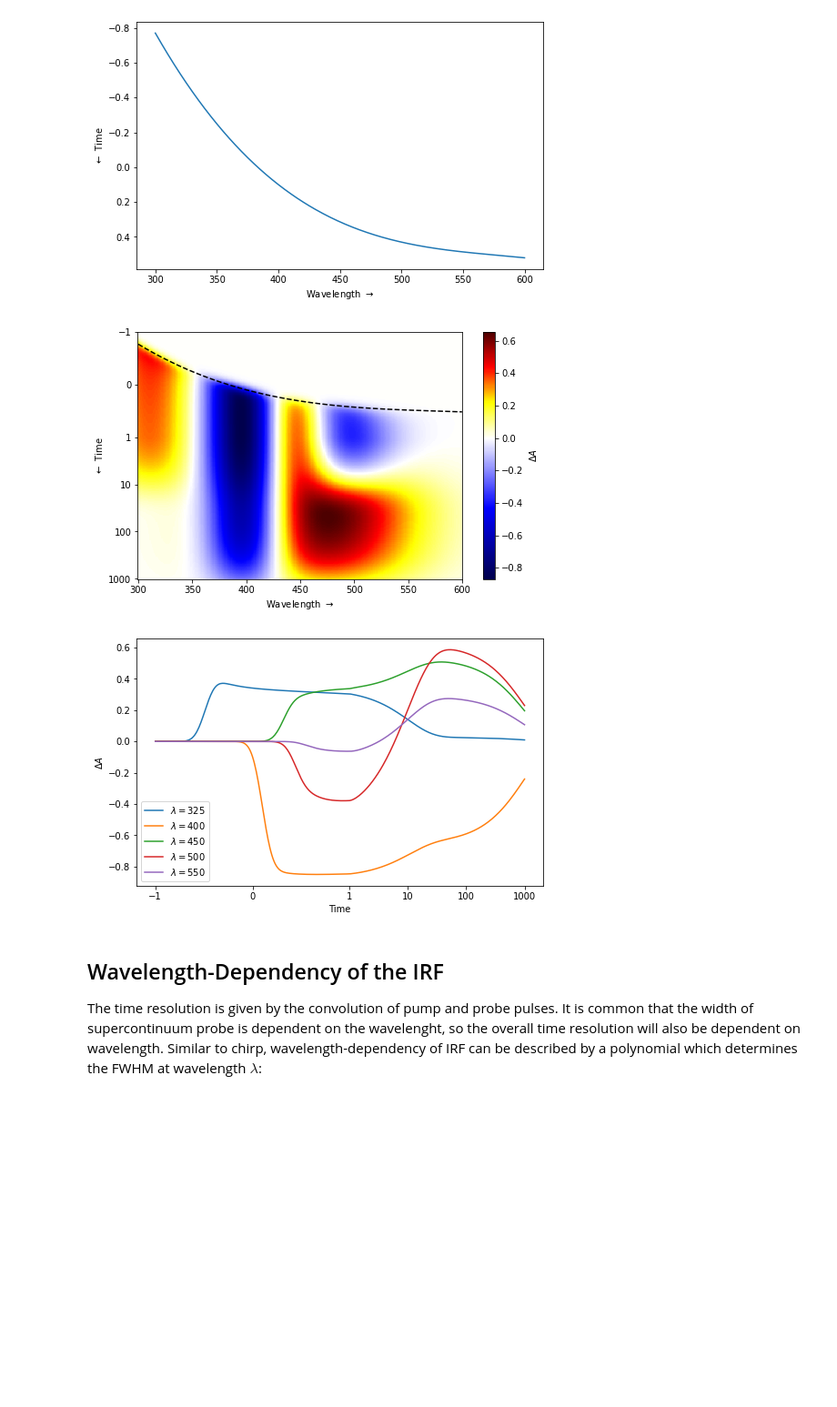
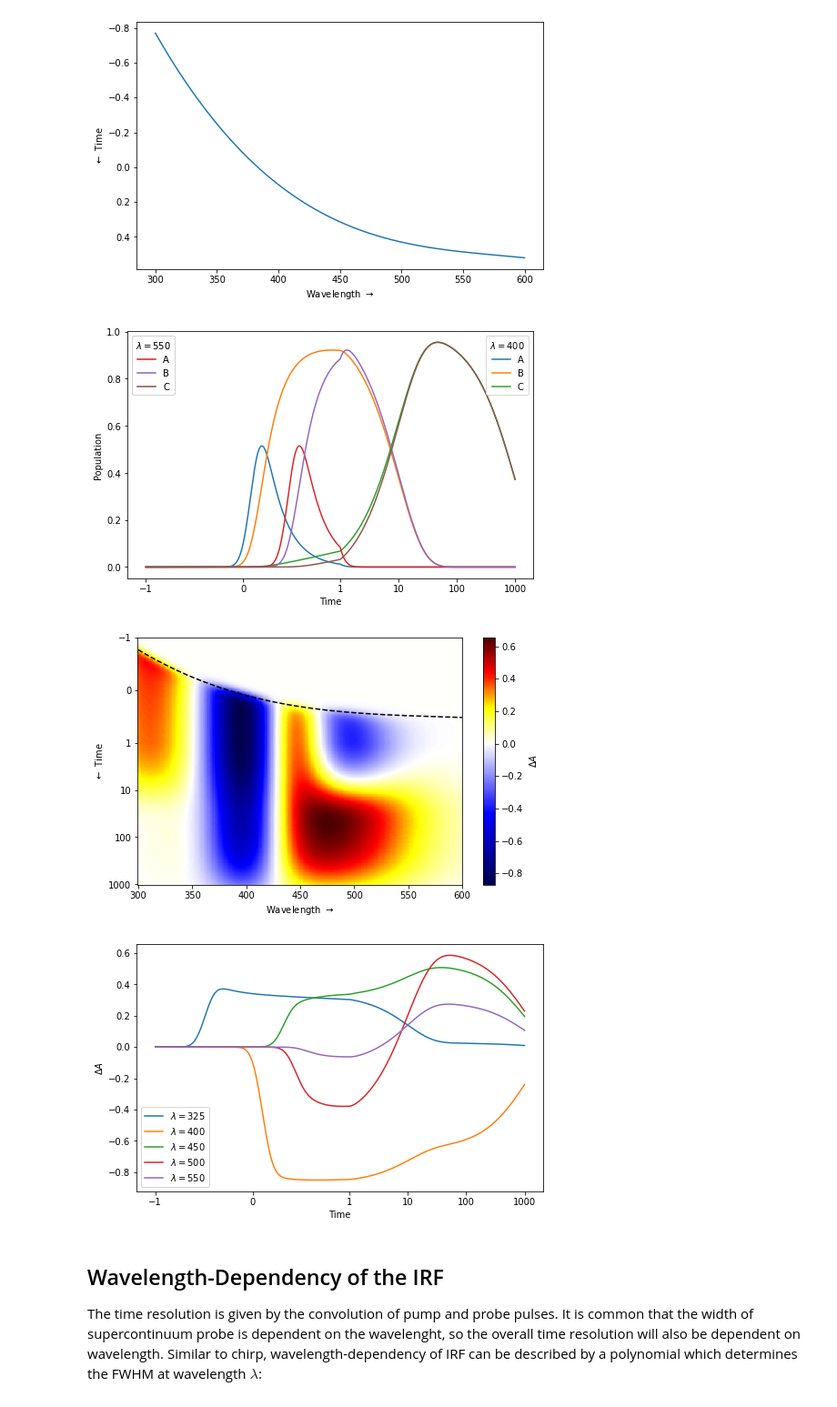
Before and after one commit to dmadea/Jupyter-Tutorials, a Jupyter notebook: Femto + LDM/Femto tutorial.ipynb, the cells around one changed output. Shown at 91% size. Cells and saved outputs as stored; diff of their text form; code cells hidden in the pictures; blank space fills up the shorter version.

```diff
--- a/Femto + LDM/Femto tutorial.ipynb
+++ b/Femto + LDM/Femto tutorial.ipynb
@@ -443,7 +448,7 @@ def plot_matrix(times: np.ndarray, wavelengths: np.ndarray, D: np.ndarray, mu: U
 
 # plot some traces
 def plot_traces(times: np.ndarray, wavelengths: np.ndarray, D: np.ndarray, idxs: Iterable = (25, 100, 150, 200, 250)):
-    """Plots the data matrix as heat map.
+    """Plots the traces at selected indexes of wavelengths array.
 
     Parameters
     ----------
@@ -454,7 +459,7 @@ def plot_traces(times: np.ndarray, wavelengths: np.ndarray, D: np.ndarray, idxs:
     D :
         Matrix to plot.
     idxs :
-         Indexes in wavelengths to plot.
+         Indexes in wavelengths array to plot.
     """
     for i in (idxs):
         plt.plot(times, D[:, i], label=f'$\\lambda = {i + wavelengths[0]}$')
@@ -465,6 +470,8 @@ def plot_traces(times: np.ndarray, wavelengths: np.ndarray, D: np.ndarray, idxs:
     plt.legend()
     plt.show()
 
+
+
 plot_matrix(times, wavelengths, D)
 plot_traces(times, wavelengths, D)
 # %% [output]
@@ -526,35 +533,80 @@ def simulate_C(t: np.ndarray, K: np.ndarray, j: np.ndarray,
 
     Lambda, U = eig(K)  # get eigenvalues and eigenvectors of K
     U_inv = inv(U)  # calculate the inverse of U
 
     # calculate A_II^T matrix
     A_II_T = U * U_inv.dot(j)  # U @ diag(U^-1 @ j)
 
     # for wavelength-dependent IRF, see further text
     _tau = fwhm[:, None, None] if isinstance(fwhm, np.ndarray) else fwhm
 
     if mu is not None:
         # generate concentration tensor
         C = fold_exp(t[None, :, None] - mu[:, None, None], -Lambda[None, None, :], _tau)
     else:
         # keep the original line if mu is not provided
         C = fold_exp(t[:, None], -Lambda[None, :], _tau)
 
     # make linear combination of folded exponentials
     return C.dot(A_II_T.T)  # C @ A_II, generalizes for multidimensional arrays
 
+
+def plot_populations(times: np.ndarray, wavelengths: np.ndarray, C: np.ndarray, idxs: Iterable = (100, 250),
+                     n_species=3):
+    """Plots the data matrix as heat map.
+
+    Parameters
+    ----------
+    times :
+        Array of time points.
+    wavelengths :
+        Array of wavelengths.
+    C :
+         Concentration tensor.
+    idxs :
+         Indexes in wavelengths to plot.
+    """
+
+    assert C.ndim == 3
+    assert C.shape[0] == wavelengths.shape[0]
+
+    species = list('ABCDEFG')
+
+    lines = []
+
+    for w_idx in idxs:
+        group = []
+        for i in range(n_species):
+            group.append(plt.plot(times, C[w_idx, :, i])[0])
+        for i in range(n_species, C.shape[-1]):
+            group.append(plt.plot(times, C[w_idx, :, i], ls='--', lw=1)[0])
+        lines.append(group)
+
+    plt.xlabel('Time')
+    plt.ylabel('Population')
+    plt.xscale('symlog', linthresh=1, linscale=1.5)
+#     plt.ylim(-0.1, 1.1)
+    plt.gca().xaxis.set_major_formatter(ScalarFormatter())
+    labels = species[:n_species] + [f'Artifact {i - n_species + 1}'  for i in range(n_species, C.shape[-1])]
+    for i in range(len(lines)):
+        leg = plt.legend(lines[i], labels, title=f'$\\lambda = {idxs[i] + wavelengths[0]}$', loc=i+1)
+        plt.gca().add_artist(leg)
+    plt.show()
+
 # get profiles
 C = simulate_C(times, K, j, fwhm, mu)
 
 # multiplication of C (n_w, n_t, k) with S (n_w, k, 1), therefore S matrix needs another dimension
 # result is D (n_w, n_t, 1) and the last dimension is removed, then matrix is transposed
 D = np.matmul(C, S[..., None]).squeeze().T  # batched matrix vector multiply
 
+plot_populations(times, wavelengths, C)
 plot_matrix(times, wavelengths, D, mu) # for fwhm = 0.2
 plot_traces(times, wavelengths, D)
 # %% [output]
-[figure, old version]
+[figure, new version]
-[figure, old version]
+[figure, new version]
+[figure, added]
 # %% [markdown]
 ## Wavelength-Dependency of the IRF
 
```
Also changed, not shown: parts of 12 cells of this notebook.
